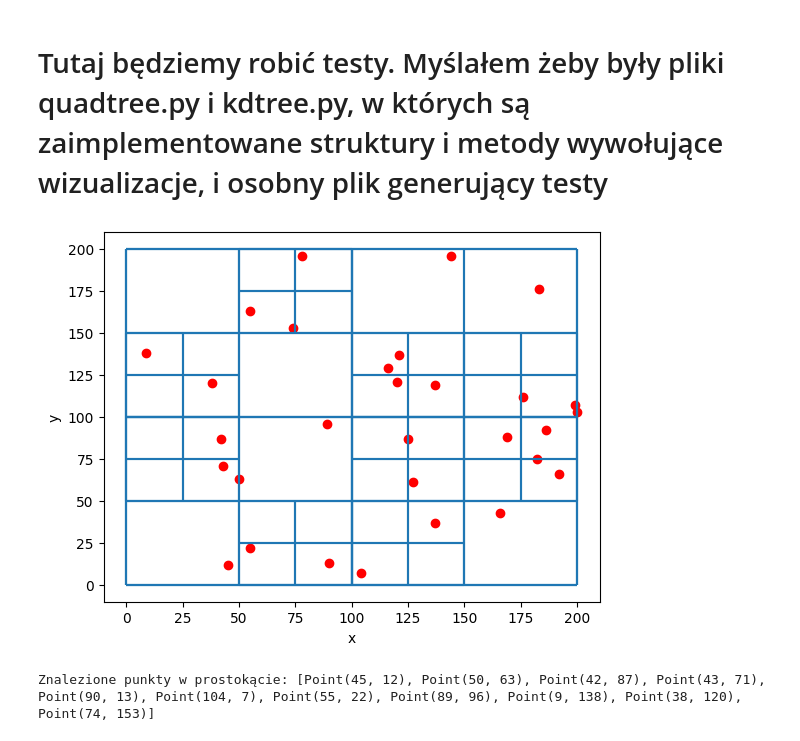
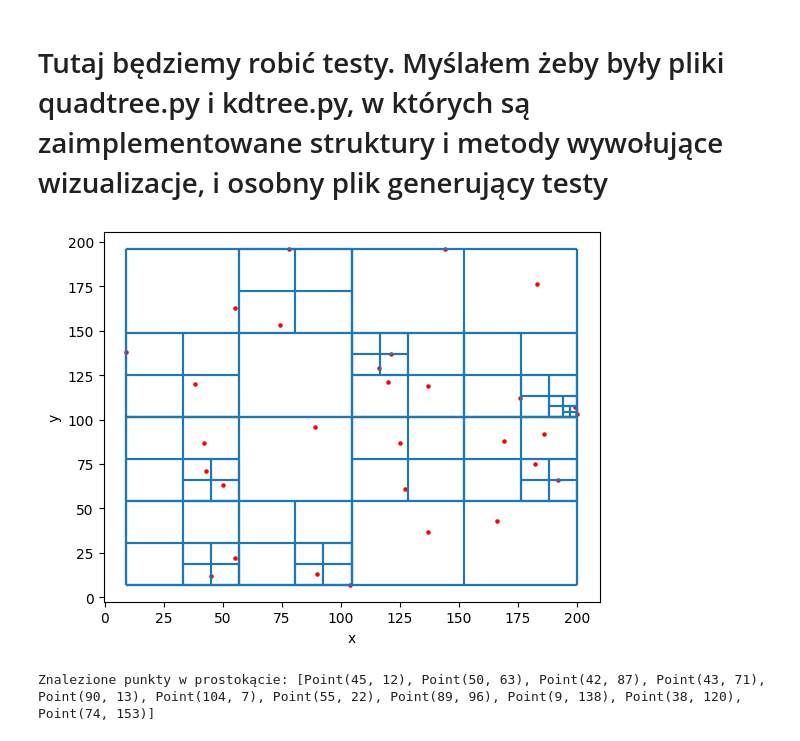
Before and after one commit to martowicz/quadtree_kdtree_project, a Jupyter notebook: test.ipynb, the cells around one changed output. Saved outputs shown, nothing was run; the diff lists cells and outputs as text; code cells hidden in the pictures.

Commit message:
Dobre quadtree

```diff
--- a/test.ipynb
+++ b/test.ipynb
@@ -17,35 +17,26 @@ importlib.reload(quadtree)  # Ponowne załadowanie modułu
 # Uzyskanie dostępu do klasy
 Quadtree = quadtree.Quadtree
 # %%
-vis=Visualizer()
-boundary=RectangleArea(0,0,200,200)
-qt = Quadtree(boundary,1)
 points=[
     Point(192, 66), Point(55, 163), Point(50, 63), Point(186, 92), Point(74, 153),
     Point(125, 87), Point(78, 196), Point(43, 71), Point(90, 13), Point(199, 107),
     Point(176, 112), Point(9, 138), Point(169, 88), Point(42, 87), Point(121, 137),
     Point(137, 37), Point(45, 12), Point(183, 176), Point(104, 7), Point(38, 120),
     Point(137, 119), Point(116, 129), Point(166, 43), Point(89, 96), Point(200, 103),
     Point(55, 22), Point(182, 75), Point(144, 196), Point(120, 121), Point(127, 61)
 ]
-points_2=[]
-for i in range(1000):
-    x=i*0.3
-    y=i*0.3
-    points_2.append(Point(x,y))
 
+quad_tree=Quadtree(points,1)
 
+found = quad_tree.find(RectangleArea(0, 0, 109, 159))
 
-for point in points:
-    qt.insert(point)
+vis=quad_tree.get_vis()
 
-found = qt.find(boundary)
+vis.show()
 
-vis = qt.visualize(vis)
-vis.show()
 #Punkty mogę dodawać od razu
 # %% [output]
-[figure, old version]
+[figure, new version]
 # %%
 import importlib
 import kd_tree  # Import całego modułu
```
Also changed, not shown: 1 other file.
